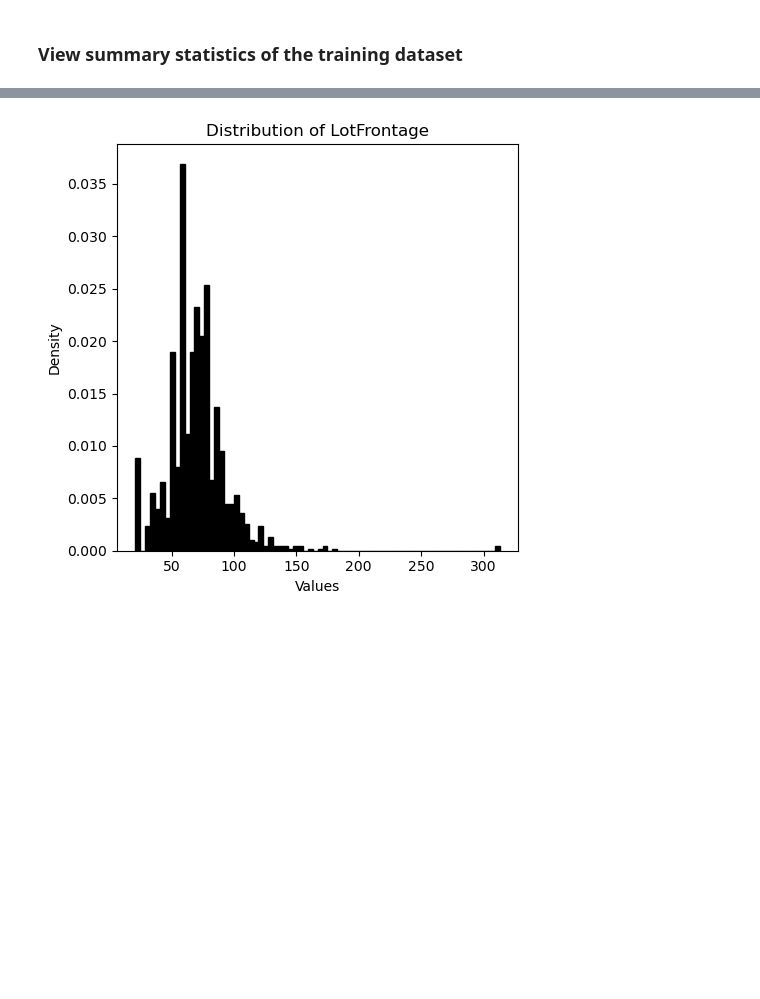
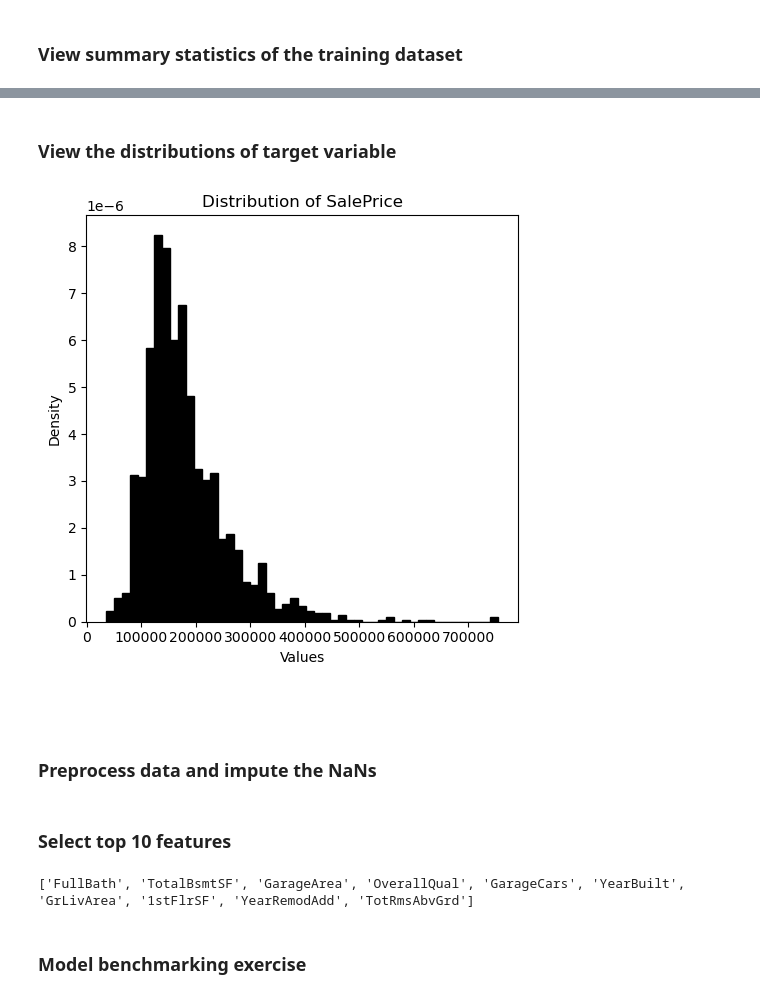
Before and after one commit to ajy25/TabularMagic, a Jupyter notebook: demo/regression_start_to_finish_demo.ipynb, the cells around one changed output, grey strips where cells are left out. Saved outputs shown, nothing was run; the diff lists cells and outputs as text; code cells hidden in the pictures; blank space fills up the shorter version.

```diff
--- a/demo/regression_start_to_finish_demo.ipynb
+++ b/demo/regression_start_to_finish_demo.ipynb
@@ -26,7 +29,7 @@ display(df_train.head())
 # %% [markdown]
 ### Create a TabularMagic object
 # %%
-tm = TabularMagic(df=df_train, df_test=df_test)
+tm = TabularMagic(df=df_train, test_size=0)
 # %% [markdown]
 ### View summary statistics of the training dataset
 # %%
@@ -53,7 +56,15 @@ display(tm.train_eda.categorical_summary_statistics)
 | least_common_val | C (all) | Grvl | Pave | IR3 | Low | NoSeWa | FR3 | Sev | Blueste | ... |
 | n_missing_samples | 0 | 0 | 1369 | 0 | 0 | 0 | 0 | 0 | 0 | ... |
 | n_samples | 1460 | 1460 | 1460 | 1460 | 1460 | 1460 | 1460 | 1460 | 1460 | ... |
-# %%
-fig = tm.train_eda['LotFrontage'].plot_distribution()
-# %% [output]
-[figure, removed]
+# %% [markdown]
+### View the distributions of target variable
+# %%
+fig = tm.train_eda['SalePrice'].plot_distribution()    # create a Figure
+display(fig)    # diplay the Figure
+plt.close(fig)  # close the Figure to conserve memory
+# %% [output]
+[figure, added]
+# %% [markdown]
+###
+# %% [markdown]
+### Preprocess data and impute the NaNs
@@ -59,0 +76,18 @@ fig = tm.train_eda['LotFrontage'].plot_distribution()
+# %% [markdown]
+### Select top 10 features
+# %%
+selectors = [
+    KBestSelector('r_regression'),
+    KBestSelector('f_regression'),
+    KBestSelector('mutual_info_regression'),
+    L1RegSelector(1.0)
+]
+
+feature_selection_report = tm.voting_selection(
+    X_vars=tm.train_eda.continuous_columns[:-1], y_var='SalePrice',
+    selectors=selectors, n_target_features=10)
+print(feature_selection_report.top_features)
+# %% [output]
+['FullBath', 'TotalBsmtSF', 'GarageArea', 'OverallQual', 'GarageCars', 'YearBuilt', 'GrLivArea', '1stFlrSF', 'YearRemodAdd', 'TotRmsAbvGrd']
+# %% [markdown]
+### Model benchmarking exercise
```
Also changed, not shown: parts of 7 cells of this notebook, 22 other files.
